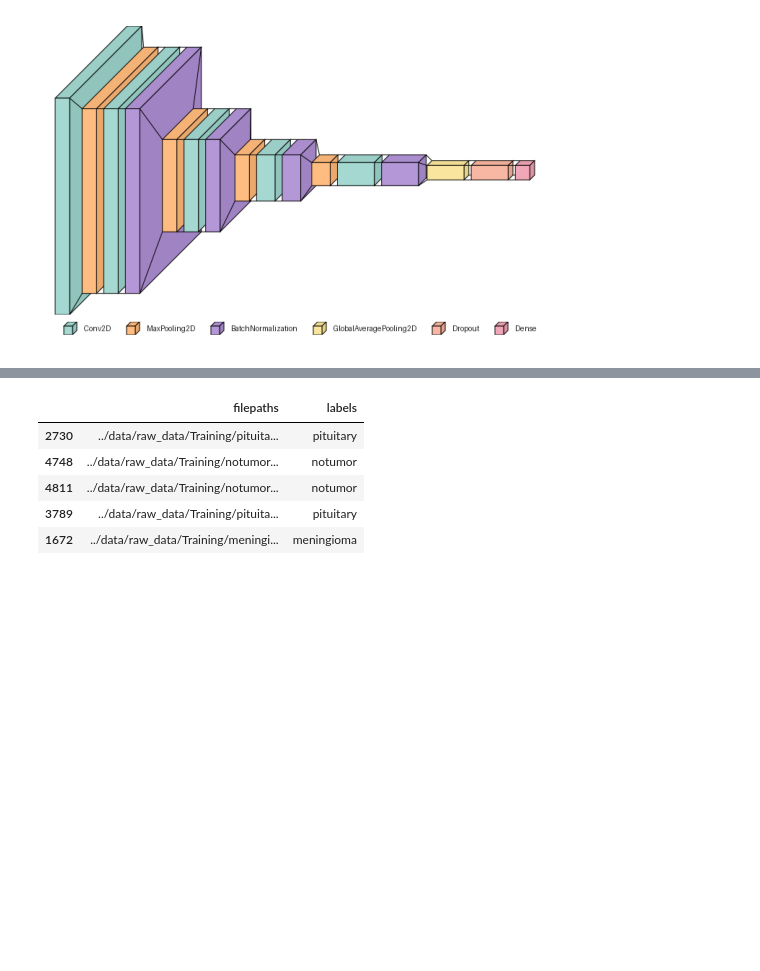
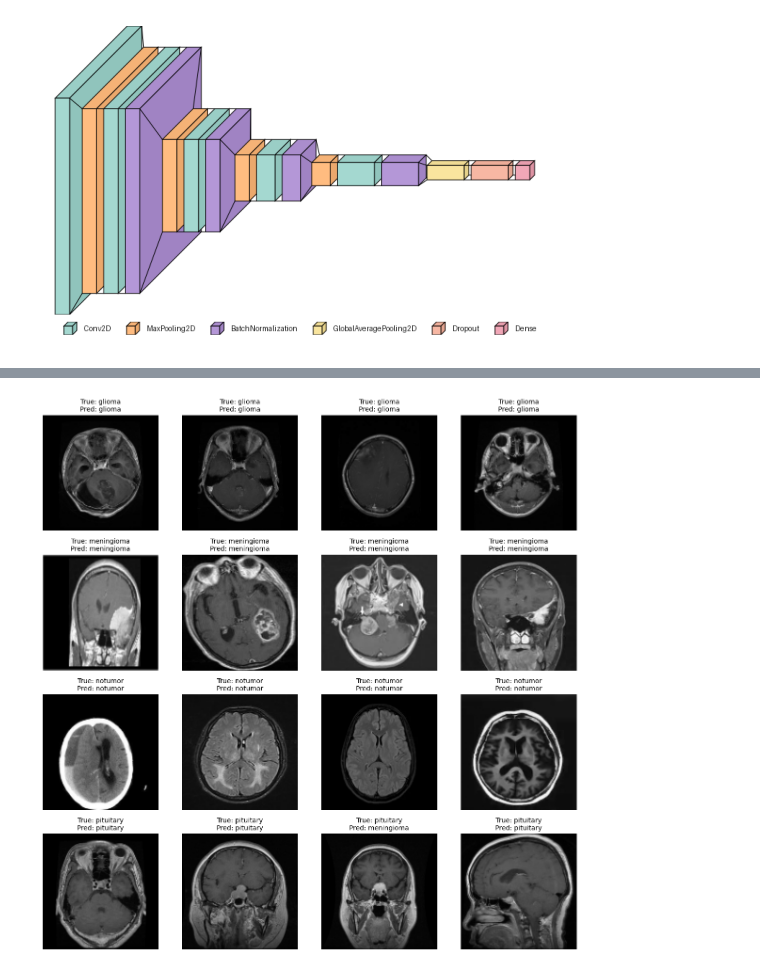
Before and after one commit to joelbrice/brainmap, a Jupyter notebook: notebooks/cnn_model.ipynb, the cells around one changed output, grey strips where cells are left out. Saved outputs shown, nothing was run; the diff lists cells and outputs as text; code cells hidden in the pictures; blank space fills up the shorter version.

```diff
--- a/notebooks/cnn_model.ipynb
+++ b/notebooks/cnn_model.ipynb
@@ -378,19 +319,0 @@ plt.show()
-# %%
-# Fetch a batch of images and labels for visualization
-test_images, test_labels = next(X_test)
-
-# Predict on the batch
-batch_predictions = best_model.predict(test_images)
-batch_predicted_classes = np.argmax(batch_predictions, axis=1)
-
-# Visualize
-plt.figure(figsize=(10, 10))
-for i in range(9):
-    plt.subplot(3, 3, i + 1)
-    plt.imshow(test_images[i], cmap='gray')
-    true_label = class_labels[np.argmax(test_labels[i])]
-    predicted_label = class_labels[batch_predicted_classes[i]]
-    plt.title(f"True: {true_label}\nPred: {predicted_label}")
-    plt.axis('off')
-plt.tight_layout()
-plt.show()
@@ -399,0 +320,47 @@ plt.show()
+# %%
+import matplotlib.pyplot as plt
+import numpy as np
+import tensorflow as tf
+
+# Initialize a dictionary to store one image per class
+unique_images = {i: [] for i in range(len(X_test_labels))}  # Store list of images for each class
+num_classes = len(X_test_labels)  # Total number of classes
+prediction_count = 4  # Number of times to predict for each image
+
+# Loop through the test dataset to find images from distinct classes
+for images, labels in X_test:
+    predictions = best_model.predict(images)
+    predicted_classes = tf.argmax(predictions, axis=1).numpy()  # Predicted class indices
+    true_classes = tf.argmax(labels, axis=1).numpy()  # True class indices
+
+    # Iterate through the batch to store images per class
+    for i in range(len(images)):
+        true_label = true_classes[i]
+        predicted_label = predicted_classes[i]
+
+        # Store image and predicted class 3 times for each true label
+        if len(unique_images[true_label]) < prediction_count:
+            unique_images[true_label].append((images[i], predicted_label))
+
+        # Break early if all classes are collected
+        if all(len(unique_images[label]) == prediction_count for label in unique_images):
+            break
+    if all(len(unique_images[label]) == prediction_count for label in unique_images):
+        break
+
+# Plot the selected images
+plt.figure(figsize=(12, 12))
+counter = 0
+for true_label, image_list in unique_images.items():
+    for image, predicted_class in image_list:
+        ax = plt.subplot(num_classes, prediction_count, counter + 1)
+        plt.imshow(image.numpy())
+        true_label_name = X_test_labels[true_label]
+        predicted_label_name = X_test_labels[predicted_class]
+        plt.title(f"True: {true_label_name}\nPred: {predicted_label_name}", fontsize=10)
+        plt.axis("off")
+        counter += 1
+
+plt.tight_layout()
+plt.show()
+# %% [output]
@@ -400,2 +384,3 @@ plt.show()
+[figure, added]
 # %%
 #tensorboard --logdir=./logs
@@ -423,9 +386,0 @@ X_train, X_valid = train_test_split(train_df,  train_size=0.8 , shuffle= True, r
-# %%
-X_train.head()
-# %% [output]
-|  | filepaths | labels |
-| 2730 | ../data/raw_data/Training/pituita... | pituitary |
-| 4748 | ../data/raw_data/Training/notumor... | notumor |
-| 4811 | ../data/raw_data/Training/notumor... | notumor |
-| 3789 | ../data/raw_data/Training/pituita... | pituitary |
-| 1672 | ../data/raw_data/Training/meningi... | meningioma |
```
Also changed, not shown: parts of 25 cells of this notebook, 4 other files.
